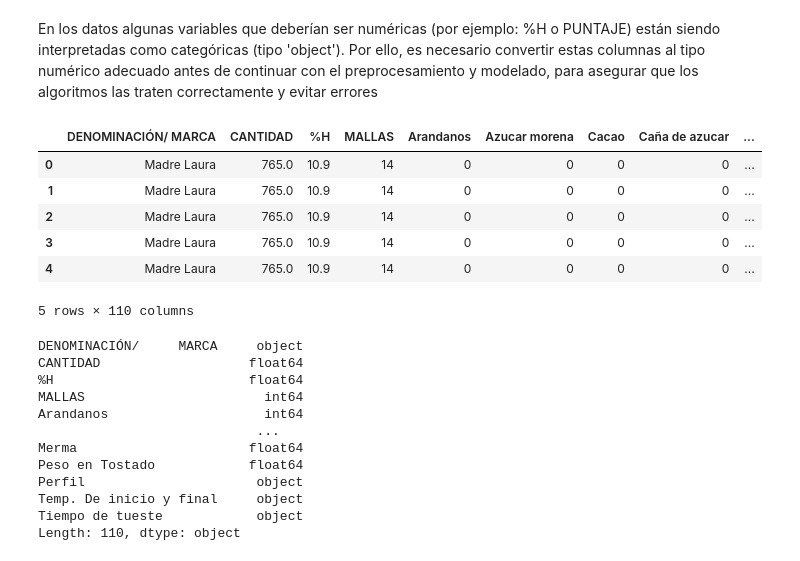
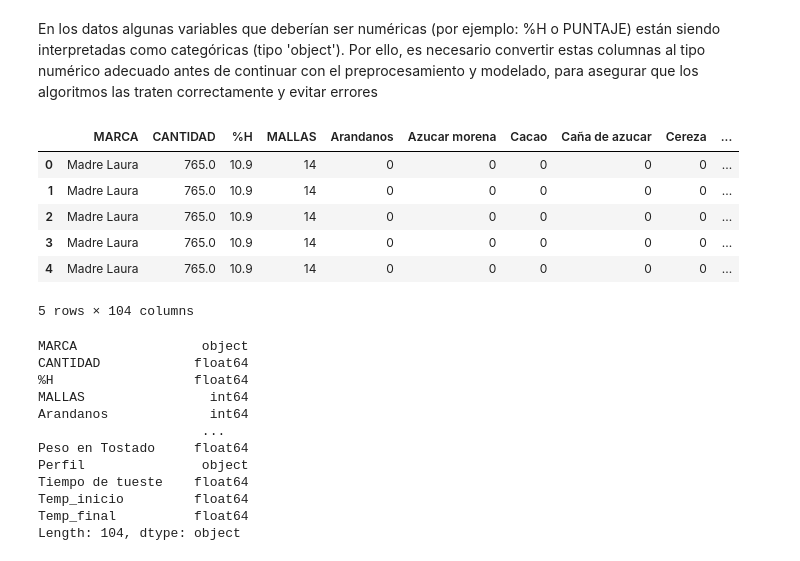
Before and after one commit to RicardoLoperaV/coffee-quality-regression, a Jupyter notebook: Coffee_Cup_Score.ipynb, the cells around one changed output. Drawn from its saved outputs; the diff is of its cells as text; code cells hidden in the pictures.

```diff
--- a/Coffee_Cup_Score.ipynb
+++ b/Coffee_Cup_Score.ipynb
@@ -193,9 +200,11 @@ De este modo, garantizamos que el modelo reciba entradas limpias y libres de ses
 # Limpia espacios redundantes y divide en lista
 df_Calidad['NOTAS DE CATACIÓN'] = (
     df_Calidad['NOTAS DE CATACIÓN']
-      .fillna('')                           # en caso de NaN
-      .str.replace(r'\s*,\s*', ',', regex=True)
-      .str.split(',')                       # ahora cada fila es lista de notas
+      .fillna('')  # en caso de NaN
+      .str.replace(r'\s+y\s+', ',', regex=True)  # reemplaza ' y ' por ','
+      .str.replace(r'\s*,\s*', ',', regex=True)  # limpia espacios alrededor de comas
+      .str.split(',')  # ahora cada fila es lista de notas
+      .apply(lambda notas: [n.strip().rstrip('.') for n in notas if n])  # quita puntos finales y espacios
 )
 
 display(df_Calidad.head(10))
@@ -268,0 +278,5 @@ df_Calidad.head(10)
+# %%
+# Cambiamos el nombre de la columna 'DENOMINACIÓN/ MARCA'
+
+df_Calidad.rename(columns={'DENOMINACIÓN/     MARCA': 'MARCA'}, inplace=True)
+df_Calidad.head(10)
@@ -441,5 +468,16 @@ De esta manera, ambas variables quedan listas para ser utilizadas por los modelo
 # Procesar columna 'Temp. De inicio y final'
 df_full[['Temp_inicio', 'Temp_final']] = df_full['Temp. De inicio y final'].str.extract(r'(\d+)[°º]*/(\d+)[°º]*').astype(float)
 # Procesar columna 'Tiempo de tueste' a minutos
-# Procesar columna 'Tiempo de tueste' cuando todas las entradas son datetime.time
-df_full['Tiempo_tueste_min'] = df_full['Tiempo de tueste'].apply(lambda t: t.hour * 60 + t.minute + t.second / 60)
+# Primero convertimos la columna 'Tiempo de tueste' a un formato de tiempo adecuado
+df_full['Tiempo de tueste'] = pd.to_datetime(
+    df_full['Tiempo de tueste'],
+    format='%H:%M:%S',    # ajusta si tu formato es distinto
+    errors='coerce'       # convierte a NaT las cadenas mal formateadas
+)
+
+# Extraemos las horas, minutos y segundos
+df_full['Tiempo de tueste'] = (
+    df_full['Tiempo de tueste'].dt.hour * 60 +
+    df_full['Tiempo de tueste'].dt.minute +
+    df_full['Tiempo de tueste'].dt.second / 60
+)
@@ -517,33 +610,33 @@ df_full['MALLAS'] = pd.to_numeric(df_full['MALLAS'], errors='coerce')
 # %%
 # Para nuestra variable objetivo, utilizaremos la columna 'PUNTAJE' que es la que representa la calidad del café.
 # Esta columna contiene los puntajes de calidad asignados a cada lote de café
 
 Y = df_full['PUNTAJE']
-X = df_full.drop(columns=['LOTE', 'PUNTAJE', 'Lote'])
+X = df_full.drop(columns=['LOTE', 'PUNTAJE', 'Lote', 'Temp. De inicio y final'])
 
 display(X.head())
 
 print(X.dtypes)
 # %% [output]
-|  | DENOMINACIÓN/ MARCA | CANTIDAD | %H | MALLAS | Arandanos | Azucar morena | Cacao | Caña de azucar | ... |
-| 0 | Madre Laura | 765.0 | 10.9 | 14 | 0 | 0 | 0 | 0 | ... |
-| 1 | Madre Laura | 765.0 | 10.9 | 14 | 0 | 0 | 0 | 0 | ... |
-| 2 | Madre Laura | 765.0 | 10.9 | 14 | 0 | 0 | 0 | 0 | ... |
-| 3 | Madre Laura | 765.0 | 10.9 | 14 | 0 | 0 | 0 | 0 | ... |
-| 4 | Madre Laura | 765.0 | 10.9 | 14 | 0 | 0 | 0 | 0 | ... |
+|  | MARCA | CANTIDAD | %H | MALLAS | Arandanos | Azucar morena | Cacao | Caña de azucar | Cereza | ... |
+| 0 | Madre Laura | 765.0 | 10.9 | 14 | 0 | 0 | 0 | 0 | 0 | ... |
+| 1 | Madre Laura | 765.0 | 10.9 | 14 | 0 | 0 | 0 | 0 | 0 | ... |
+| 2 | Madre Laura | 765.0 | 10.9 | 14 | 0 | 0 | 0 | 0 | 0 | ... |
+| 3 | Madre Laura | 765.0 | 10.9 | 14 | 0 | 0 | 0 | 0 | 0 | ... |
+| 4 | Madre Laura | 765.0 | 10.9 | 14 | 0 | 0 | 0 | 0 | 0 | ... |
-5 rows × 110 columns
+5 rows × 104 columns
-DENOMINACIÓN/     MARCA     object
-CANTIDAD                   float64
-%H                         float64
-MALLAS                       int64
-Arandanos                    int64
-                            ...
-Merma                      float64
-Peso en Tostado            float64
-Perfil                      object
-Temp. De inicio y final     object
-Tiempo de tueste            object
-Length: 110, dtype: object
+MARCA                object
+CANTIDAD            float64
+%H                  float64
+MALLAS                int64
+Arandanos             int64
+                     ...
+Peso en Tostado     float64
+Perfil               object
+Tiempo de tueste    float64
+Temp_inicio         float64
+Temp_final          float64
+Length: 104, dtype: object
 # %%
 # Ahora que separamos las variables independientes (X) de la dependiente (Y),
 # procedemos a realizar el pipeline para procesar los datos cualitativos (categóricos).
```
Also changed, not shown: parts of 28 cells of this notebook.
